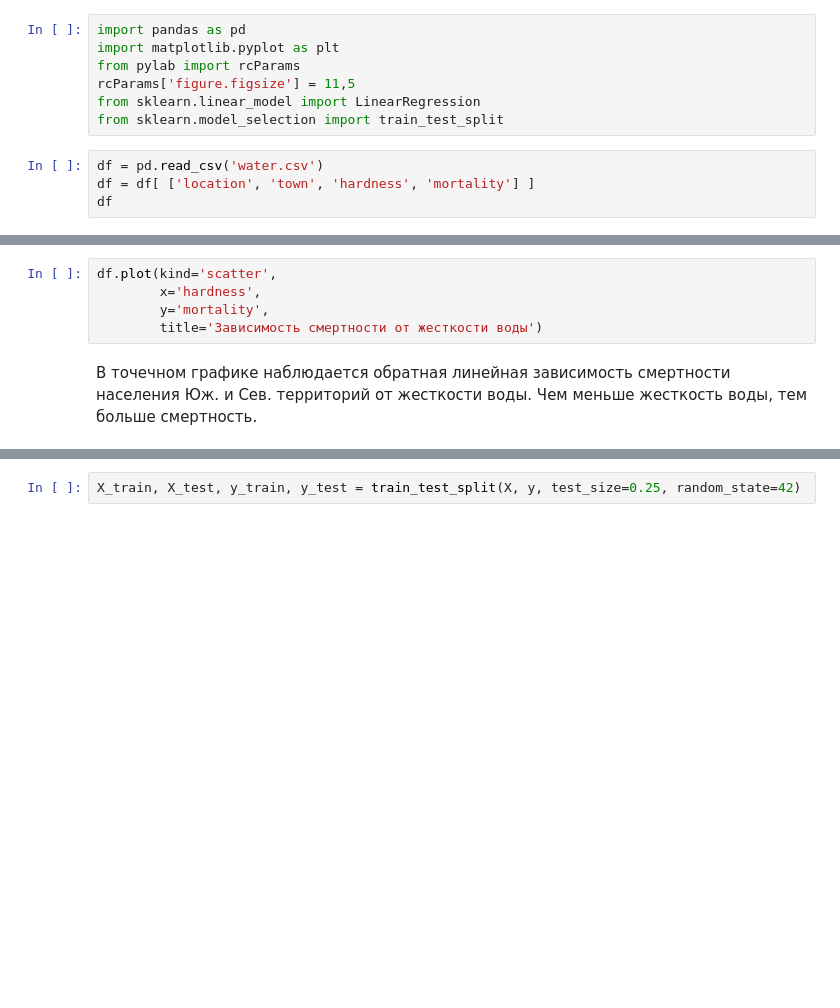
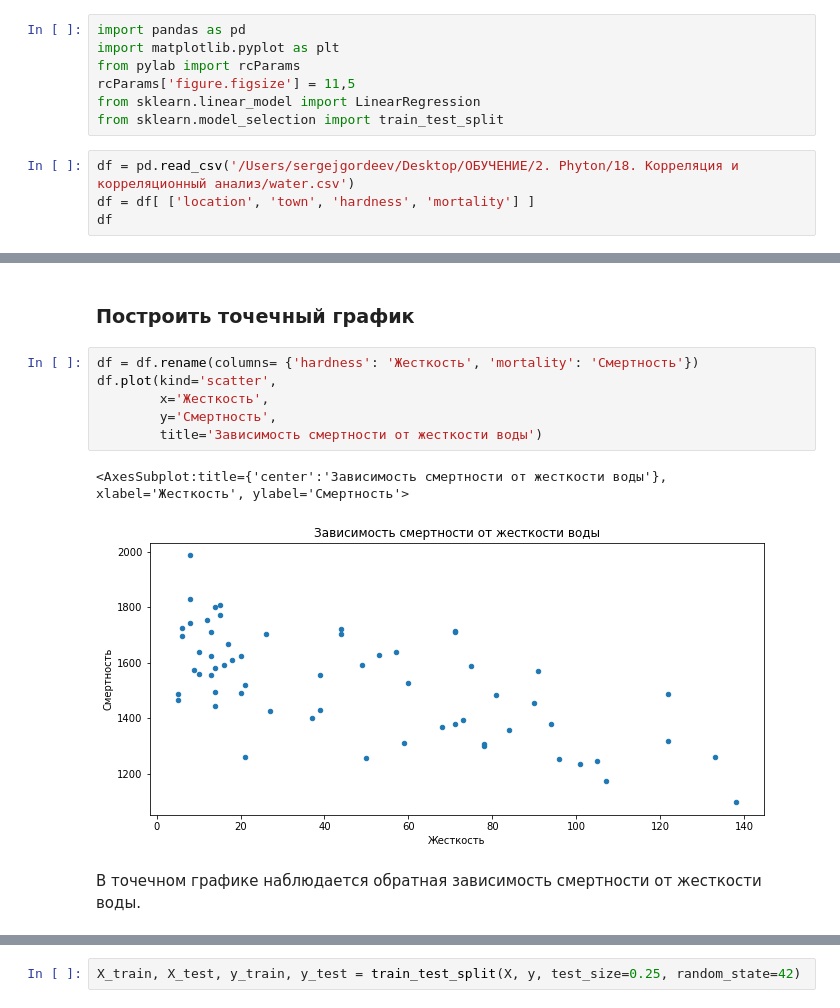
Before and after one commit to Chibis34/DZ_Gordeev, a Jupyter notebook: DZ18_Gordeev_Korelyaciya_analiz.ipynb, the cells around one changed output, grey strips where cells are left out. Drawn from its saved outputs; the diff is of its cells as text; blank space fills up the shorter version.

```diff
--- a/DZ18_Gordeev_Korelyaciya_analiz.ipynb
+++ b/DZ18_Gordeev_Korelyaciya_analiz.ipynb
@@ -30,6 +30,6 @@ rcParams['figure.figsize'] = 11,5
 from sklearn.linear_model import LinearRegression
 from sklearn.model_selection import train_test_split
 # %%
-df = pd.read_csv('water.csv')
+df = pd.read_csv('/Users/sergejgordeev/Desktop/ОБУЧЕНИЕ/2. Phyton/18. Корреляция и корреляционный анализ/water.csv')
 df = df[ ['location', 'town', 'hardness', 'mortality'] ]
 df
@@ -36,7 +50,13 @@ df
+# %% [markdown]
+### Построить точечный график
 # %%
+df = df.rename(columns= {'hardness': 'Жесткость', 'mortality': 'Смертность'})
 df.plot(kind='scatter',
-        x='hardness',
-        y='mortality',
+        x='Жесткость',
+        y='Смертность',
         title='Зависимость смертности от жесткости воды')
+# %% [output]
+<AxesSubplot:title={'center':'Зависимость смертности от жесткости воды'}, xlabel='Жесткость', ylabel='Смертность'>
+[figure, added]
 # %% [markdown]
-В точечном графике наблюдается обратная линейная зависимость смертности населения Юж. и Сев. территорий от жесткости воды. Чем меньше жесткость воды, тем больше смертность.
+В точечном графике наблюдается обратная зависимость смертности от жесткости воды.
```
Also changed, not shown: parts of 54 cells of this notebook, 1 other file.
